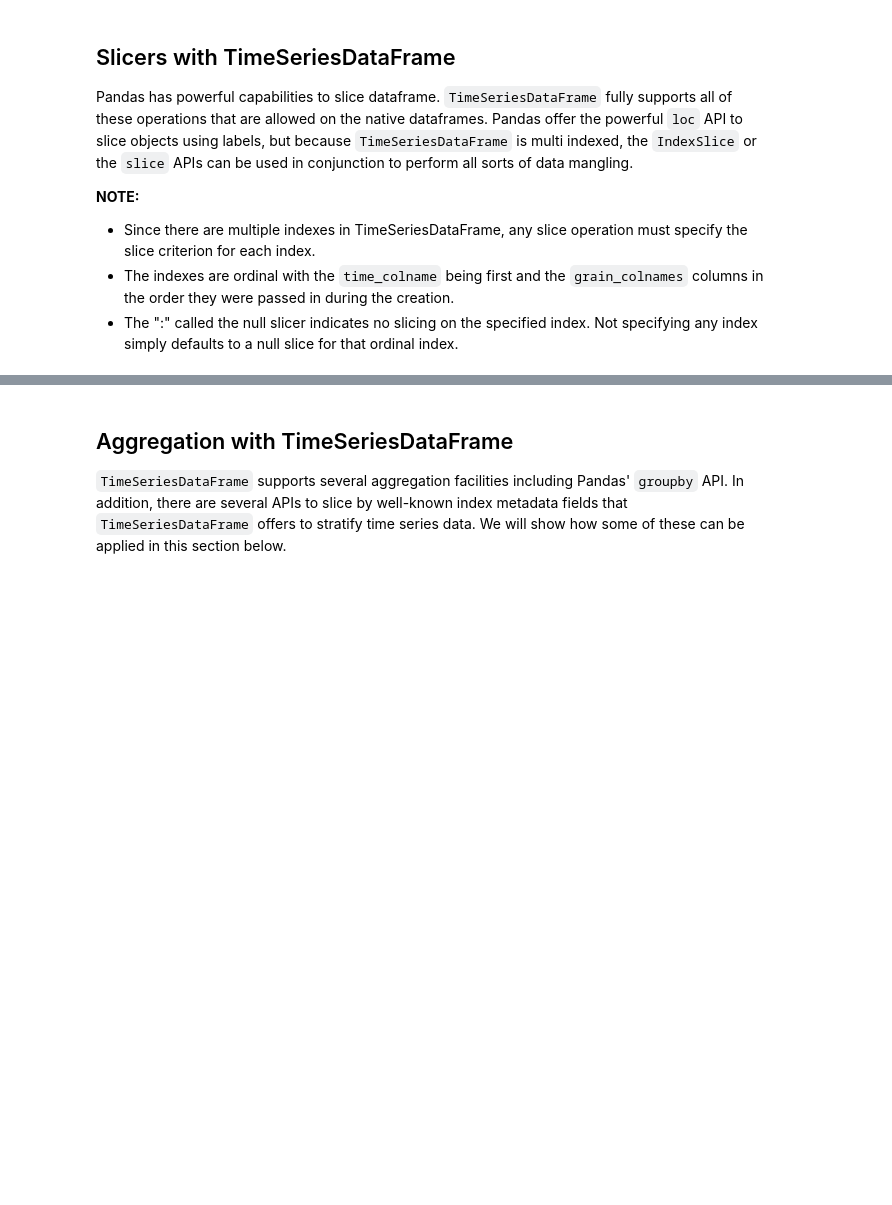
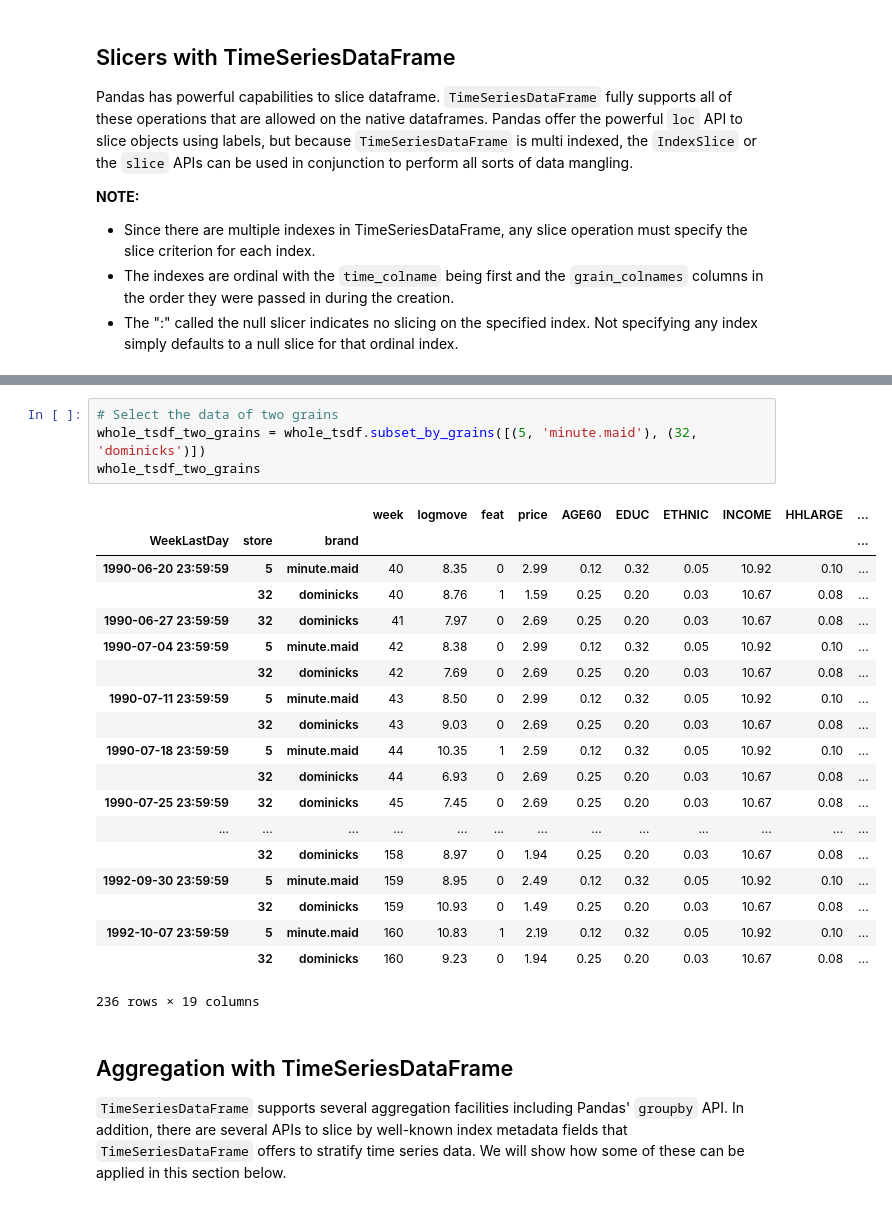
Before and after one commit to wjones30309/MachineLearningSamples-Notebooks, a Jupyter notebook: domain-packages/forecasting/feature_highlights/Data_Wrangling_Sample.ipynb, the cells around one changed output, grey strips where cells are left out. Saved outputs shown, nothing was run; the diff lists cells and outputs as text; blank space fills up the shorter version.

```diff
--- a/domain-packages/forecasting/feature_highlights/Data_Wrangling_Sample.ipynb
+++ b/domain-packages/forecasting/feature_highlights/Data_Wrangling_Sample.ipynb
@@ -200,3 +357,27 @@ whole_tsdf_mm
+# %%
+# Select the data of two grains
+whole_tsdf_two_grains = whole_tsdf.subset_by_grains([(5, 'minute.maid'), (32, 'dominicks')])
+whole_tsdf_two_grains
+# %% [output]
+|  |  |  | week | logmove | feat | price | AGE60 | EDUC | ETHNIC | INCOME | HHLARGE | ... |
+| WeekLastDay | store | brand |  |  |  |  |  |  |  |  |  | ... |
+| 1990-06-20 23:59:59 | 5 | minute.maid | 40 | 8.35 | 0 | 2.99 | 0.12 | 0.32 | 0.05 | 10.92 | 0.10 | ... |
+|  | 32 | dominicks | 40 | 8.76 | 1 | 1.59 | 0.25 | 0.20 | 0.03 | 10.67 | 0.08 | ... |
+| 1990-06-27 23:59:59 | 32 | dominicks | 41 | 7.97 | 0 | 2.69 | 0.25 | 0.20 | 0.03 | 10.67 | 0.08 | ... |
+| 1990-07-04 23:59:59 | 5 | minute.maid | 42 | 8.38 | 0 | 2.99 | 0.12 | 0.32 | 0.05 | 10.92 | 0.10 | ... |
+|  | 32 | dominicks | 42 | 7.69 | 0 | 2.69 | 0.25 | 0.20 | 0.03 | 10.67 | 0.08 | ... |
+| 1990-07-11 23:59:59 | 5 | minute.maid | 43 | 8.50 | 0 | 2.99 | 0.12 | 0.32 | 0.05 | 10.92 | 0.10 | ... |
+|  | 32 | dominicks | 43 | 9.03 | 0 | 2.69 | 0.25 | 0.20 | 0.03 | 10.67 | 0.08 | ... |
+| 1990-07-18 23:59:59 | 5 | minute.maid | 44 | 10.35 | 1 | 2.59 | 0.12 | 0.32 | 0.05 | 10.92 | 0.10 | ... |
+|  | 32 | dominicks | 44 | 6.93 | 0 | 2.69 | 0.25 | 0.20 | 0.03 | 10.67 | 0.08 | ... |
+| 1990-07-25 23:59:59 | 32 | dominicks | 45 | 7.45 | 0 | 2.69 | 0.25 | 0.20 | 0.03 | 10.67 | 0.08 | ... |
+| ... | ... | ... | ... | ... | ... | ... | ... | ... | ... | ... | ... | ... |
+|  | 32 | dominicks | 158 | 8.97 | 0 | 1.94 | 0.25 | 0.20 | 0.03 | 10.67 | 0.08 | ... |
+| 1992-09-30 23:59:59 | 5 | minute.maid | 159 | 8.95 | 0 | 2.49 | 0.12 | 0.32 | 0.05 | 10.92 | 0.10 | ... |
+|  | 32 | dominicks | 159 | 10.93 | 0 | 1.49 | 0.25 | 0.20 | 0.03 | 10.67 | 0.08 | ... |
+| 1992-10-07 23:59:59 | 5 | minute.maid | 160 | 10.83 | 1 | 2.19 | 0.12 | 0.32 | 0.05 | 10.92 | 0.10 | ... |
+|  | 32 | dominicks | 160 | 9.23 | 0 | 1.94 | 0.25 | 0.20 | 0.03 | 10.67 | 0.08 | ... |
+236 rows × 19 columns
 # %% [markdown]
 ## Aggregation with TimeSeriesDataFrame
 
```
Also changed, not shown: parts of 17 cells of this notebook, 27 other files.
